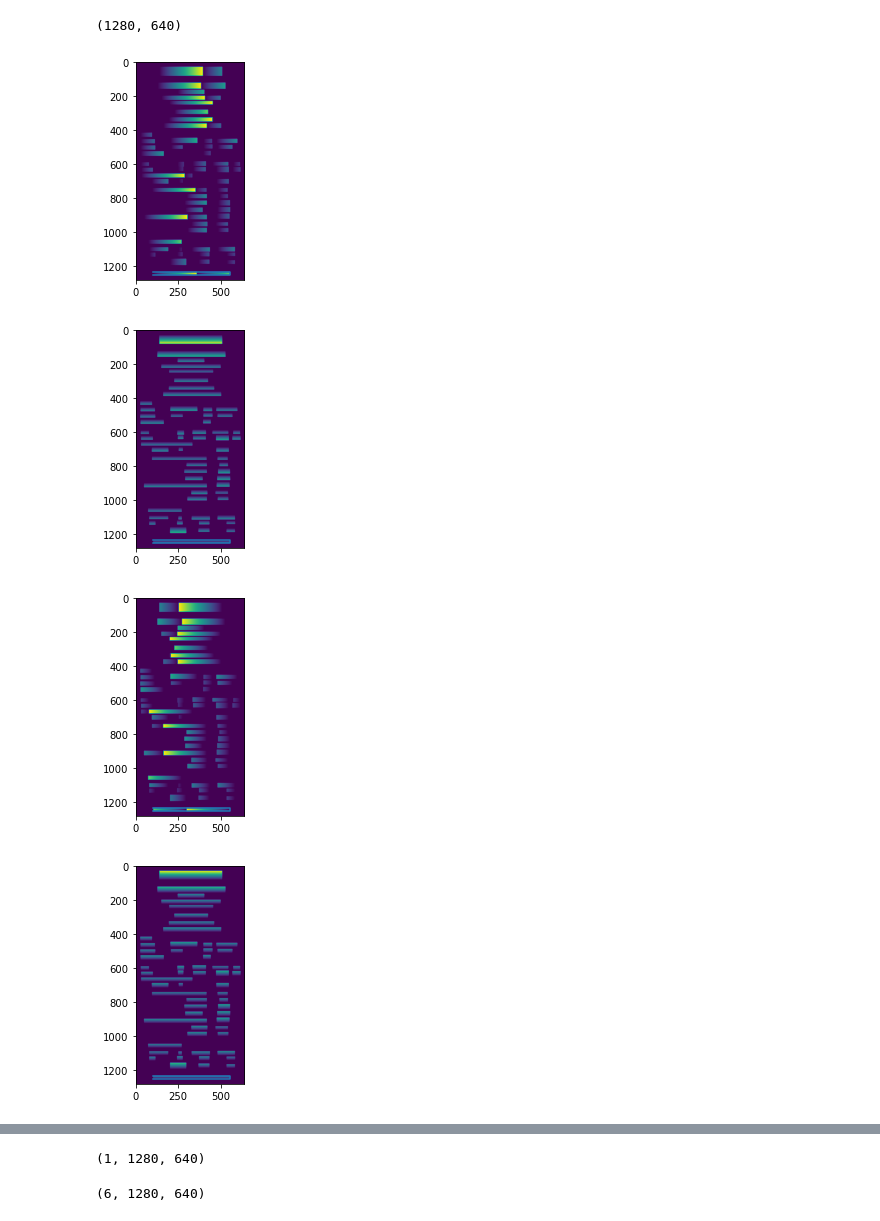
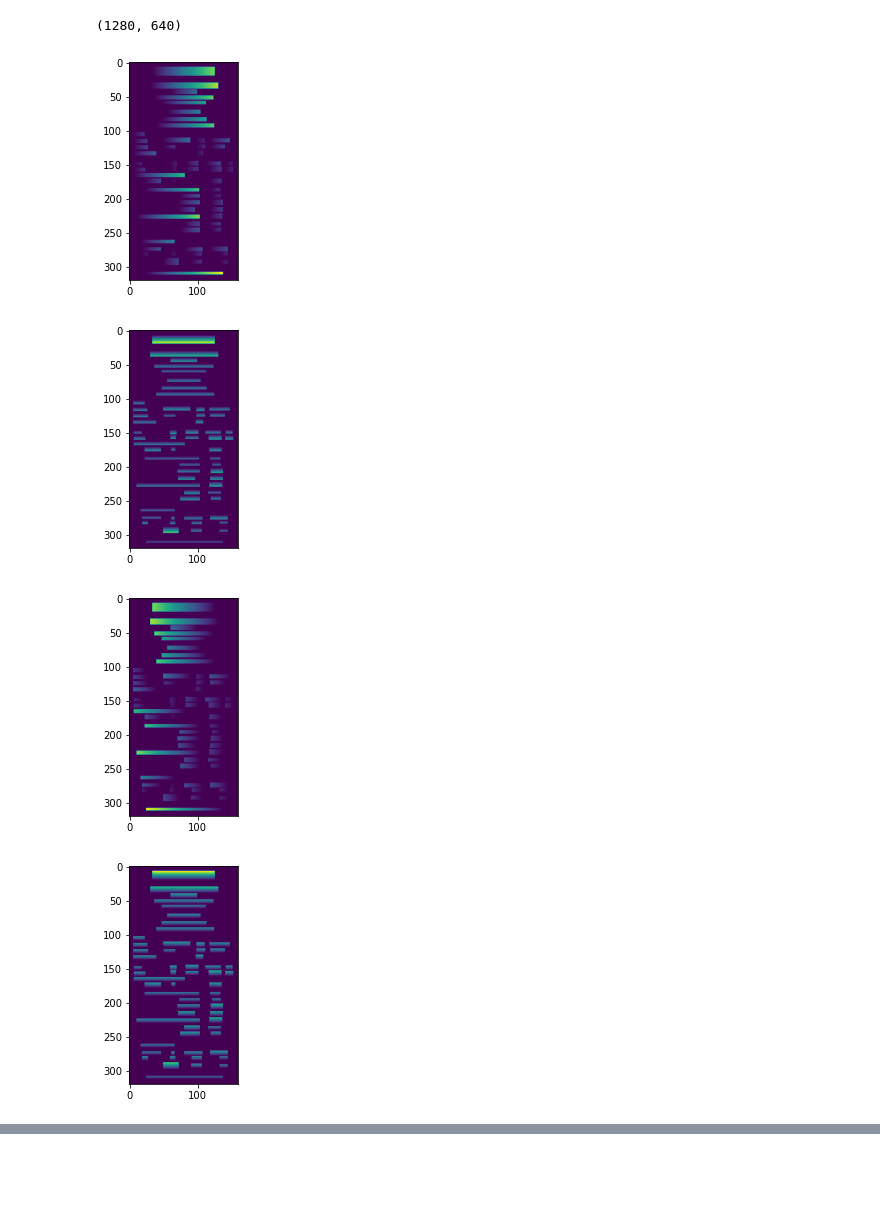
Before and after one commit to Junaid7000/EAST, a Jupyter notebook: Notebooks/data_preprocessing_and_cleaning.ipynb, the cells around one changed output, grey strips where cells are left out. Cells and saved outputs as stored; diff of their text form; code cells hidden in the pictures; blank space fills up the shorter version.

```diff
--- a/Notebooks/data_preprocessing_and_cleaning.ipynb
+++ b/Notebooks/data_preprocessing_and_cleaning.ipynb
@@ -144,7 +133,17 @@ score = create_score_map(img, bnd_box)
+# %%
+scale = 0.25
+
+old_width, old_height = img.size
+new_width, new_height = int(old_width*scale), int(old_height*scale)
+
+scale_X = new_width/old_width
+scale_Y = new_height/old_height
 # %%
 plt.figure(figsize=(10, 10))
 plt.imshow(score)
+
 for box in bnd_box:
     box = get_all_coords(box)
+    box = scale_bnd_boxes(box, scale_X, scale_Y)
     plt.plot(box[0], box[1])
 # %% [output]
@@ -154,18 +153,25 @@ score.shape
 # %% [output]
 (1280, 640)
 # %%
-def create_geometry_map(img, boxes):
+def create_geometry_map(img, boxes, scale):
 
-    left = np.zeros_like(np.array(img))
-    right = np.zeros_like(np.array(img))
-    top = np.zeros_like(np.array(img))
-    bottom = np.zeros_like(np.array(img))
-    orientation = np.zeros_like(np.array(img))
+    old_width, old_height = img.size
+    new_width, new_height = int(old_width*scale), int(old_height*scale)
+
+    scale_X = new_width/old_width
+    scale_Y = new_height/old_height
+
+    left = np.zeros((new_height, new_width))
+    right = np.zeros((new_height, new_width))
+    top = np.zeros((new_height, new_width))
+    bottom = np.zeros((new_height, new_width))
+    orientation = np.zeros((new_height, new_width))
 
     indices = np.indices(np.array(img).shape)
 
     for box in boxes:
         box = get_all_coords(box)
+        box = scale_bnd_boxes(box, scale_X, scale_Y)
         #left box[0][0]
         left = calculate_geometry_score(box, indices, left, box[0][0], 1)
         #right box[0][1]
@@ -191,14 +197,13 @@ def calculate_geometry_score(box, indices, map_, point, idx = 0):
 
     return map_
 # %%
-m = create_geometry_map(img, bnd_box)
+m = create_geometry_map(img, bnd_box, scale= 0.25)
 # %%
 for i in range(len(m)):
     plt.imshow(m[i])
-    plt.plot(box[0], box[1])
     plt.show()
 # %% [output]
-[figure, old version]
+[figure, new version]
-[figure, old version]
+[figure, new version]
-[figure, old version]
+[figure, new version]
-[figure, old version]
+[figure, new version]
@@ -209,8 +210,0 @@ a = np.concatenate([m, score], axis=0)
-# %%
-score.shape
-# %% [output]
-(1, 1280, 640)
-# %%
-a.shape
-# %% [output]
-(6, 1280, 640)
```
Also changed, not shown: parts of 12 cells of this notebook, 6 other files.
